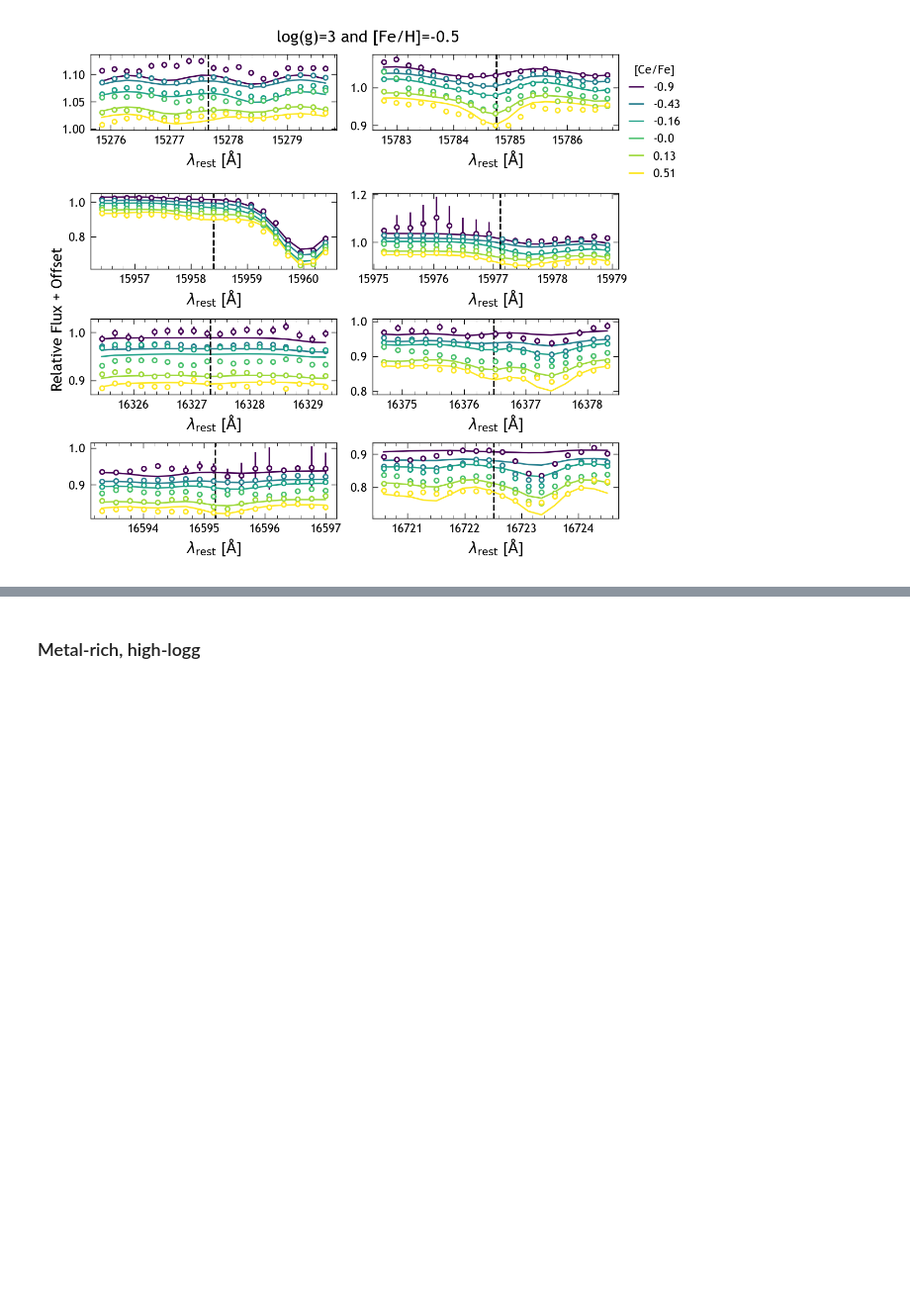
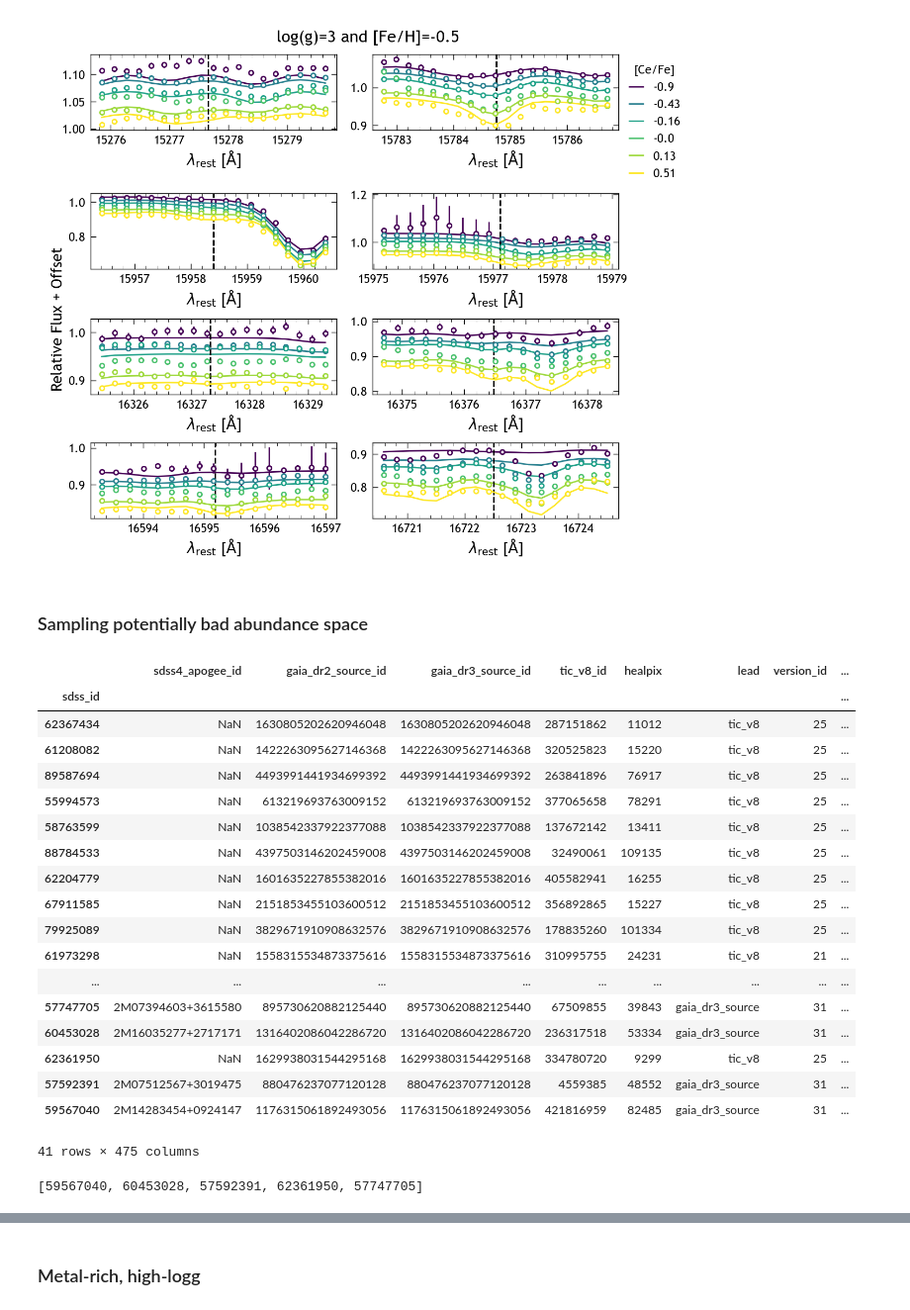
Before and after one commit to lodubay/chemical-clocks, a Jupyter notebook: src/scripts/spectrum_checks.ipynb, the cells around one changed output, grey strips where cells are left out. Shown at 99% size. Drawn from its saved outputs; the diff is of its cells as text; code cells hidden in the pictures; blank space fills up the shorter version.

```diff
--- a/src/scripts/spectrum_checks.ipynb
+++ b/src/scripts/spectrum_checks.ipynb
@@ -705,3 +729,42 @@ plt.show()
 508.38535
 318.61047
 [figure]
+# %% [markdown]
+### Sampling potentially bad abundance space
+# %%
+same_logg_feh = mwm_sample[
+    (mwm_sample['fe_h'] >= -0.55) &
+    (mwm_sample['fe_h'] < -0.45) &
+    (mwm_sample['ce_fe'] >= -0.7) &
+    (mwm_sample['ce_fe'] < -0.2) &
+    (mwm_sample['logg'] >= 2.9) &
+    (mwm_sample['logg'] < 3.1) &
+    (mwm_sample['apred'] == '1.3')
+]
+same_logg_feh.sort_values('snr', inplace=True)
+same_logg_feh
+# %% [output]
+|  | sdss4_apogee_id | gaia_dr2_source_id | gaia_dr3_source_id | tic_v8_id | healpix | lead | version_id | ... |
+| sdss_id |  |  |  |  |  |  |  | ... |
+| 62367434 | NaN | 1630805202620946048 | 1630805202620946048 | 287151862 | 11012 | tic_v8 | 25 | ... |
+| 61208082 | NaN | 1422263095627146368 | 1422263095627146368 | 320525823 | 15220 | tic_v8 | 25 | ... |
+| 89587694 | NaN | 4493991441934699392 | 4493991441934699392 | 263841896 | 76917 | tic_v8 | 25 | ... |
+| 55994573 | NaN | 613219693763009152 | 613219693763009152 | 377065658 | 78291 | tic_v8 | 25 | ... |
+| 58763599 | NaN | 1038542337922377088 | 1038542337922377088 | 137672142 | 13411 | tic_v8 | 25 | ... |
+| 88784533 | NaN | 4397503146202459008 | 4397503146202459008 | 32490061 | 109135 | tic_v8 | 25 | ... |
+| 62204779 | NaN | 1601635227855382016 | 1601635227855382016 | 405582941 | 16255 | tic_v8 | 25 | ... |
+| 67911585 | NaN | 2151853455103600512 | 2151853455103600512 | 356892865 | 15227 | tic_v8 | 25 | ... |
+| 79925089 | NaN | 3829671910908632576 | 3829671910908632576 | 178835260 | 101334 | tic_v8 | 25 | ... |
+| 61973298 | NaN | 1558315534873375616 | 1558315534873375616 | 310995755 | 24231 | tic_v8 | 21 | ... |
+| ... | ... | ... | ... | ... | ... | ... | ... | ... |
+| 57747705 | 2M07394603+3615580 | 895730620882125440 | 895730620882125440 | 67509855 | 39843 | gaia_dr3_source | 31 | ... |
+| 60453028 | 2M16035277+2717171 | 1316402086042286720 | 1316402086042286720 | 236317518 | 53334 | gaia_dr3_source | 31 | ... |
+| 62361950 | NaN | 1629938031544295168 | 1629938031544295168 | 334780720 | 9299 | tic_v8 | 25 | ... |
+| 57592391 | 2M07512567+3019475 | 880476237077120128 | 880476237077120128 | 4559385 | 48552 | gaia_dr3_source | 31 | ... |
+| 59567040 | 2M14283454+0924147 | 1176315061892493056 | 1176315061892493056 | 421816959 | 82485 | gaia_dr3_source | 31 | ... |
+41 rows × 475 columns
+# %%
+same_logg_high_snr_ids = same_logg_feh.iloc[-5:].sort_values('ce_fe').index.to_list()
+same_logg_high_snr_ids
+# %% [output]
+[59567040, 60453028, 57592391, 62361950, 57747705]
```
Also changed, not shown: parts of 6 cells of this notebook, 2 other files.
